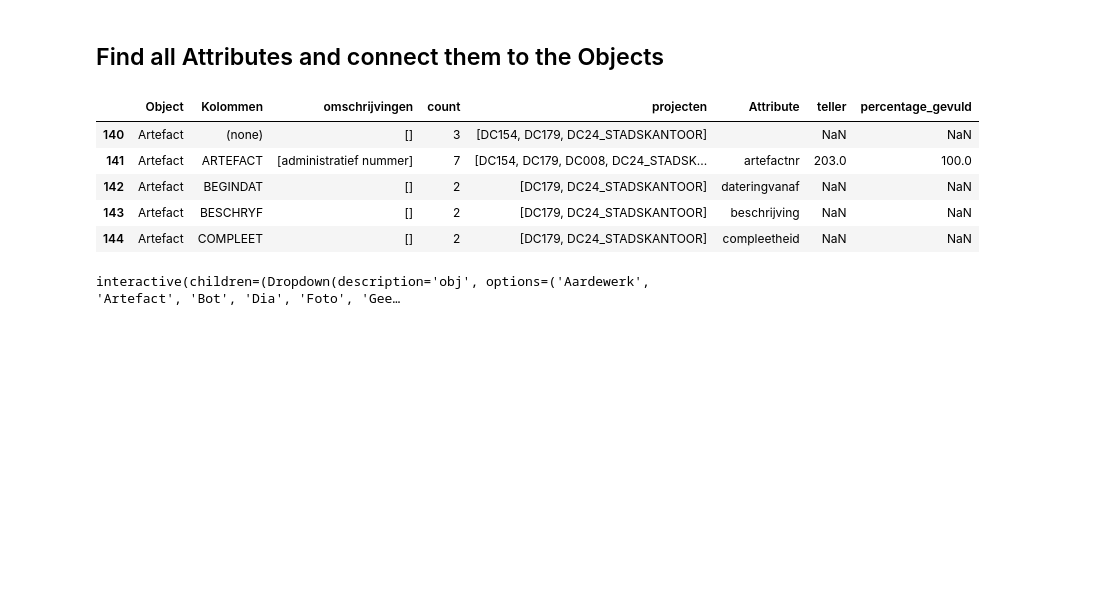
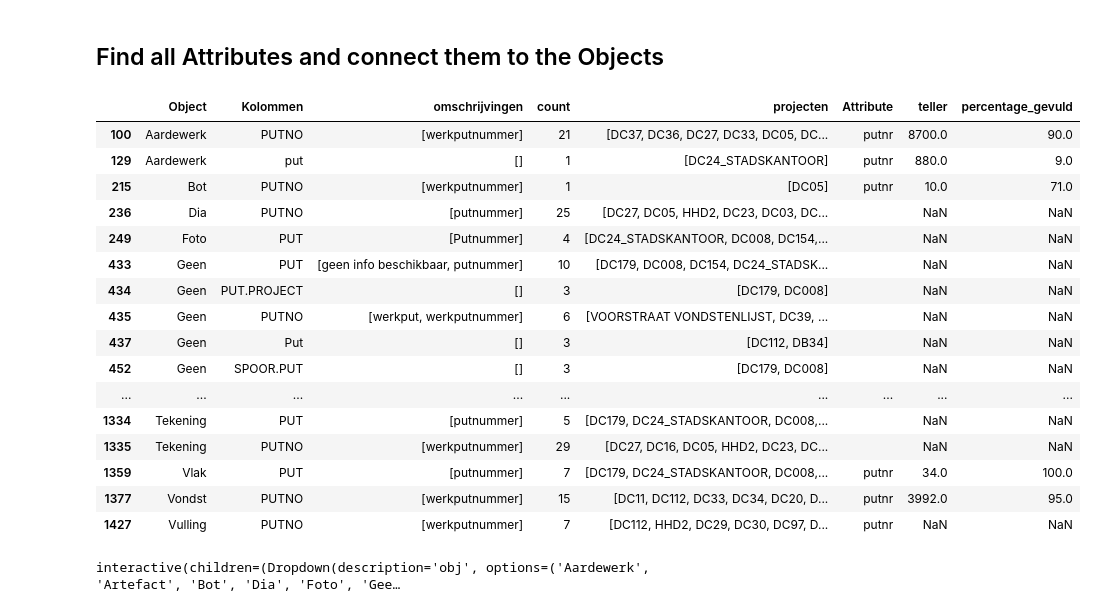
Before and after one commit to brienen/wasstraat_archeologische_data, a Jupyter notebook: notebooks/Analyse_Attributen.ipynb, the cells around one changed output. Cells and saved outputs as stored; diff of their text form; code cells hidden in the pictures; blank space fills up the shorter version.

```diff
--- a/notebooks/Analyse_Attributen.ipynb
+++ b/notebooks/Analyse_Attributen.ipynb
@@ -56,14 +56,26 @@ df_table.head(30)
 # %%
 
 df = attributes.getAllAttributes()
 df[df['Object'] == 'Artefact'].head(5)
+df[df['Kolommen'].str.lower().str.contains('put')]
 # %% [output]
 |  | Object | Kolommen | omschrijvingen | count | projecten | Attribute | teller | percentage_gevuld |
-| 140 | Artefact | (none) | [] | 3 | [DC154, DC179, DC24_STADSKANTOOR] |  | NaN | NaN |
-| 141 | Artefact | ARTEFACT | [administratief nummer] | 7 | [DC154, DC179, DC008, DC24_STADSK... | artefactnr | 203.0 | 100.0 |
-| 142 | Artefact | BEGINDAT | [] | 2 | [DC179, DC24_STADSKANTOOR] | dateringvanaf | NaN | NaN |
-| 143 | Artefact | BESCHRYF | [] | 2 | [DC179, DC24_STADSKANTOOR] | beschrijving | NaN | NaN |
-| 144 | Artefact | COMPLEET | [] | 2 | [DC179, DC24_STADSKANTOOR] | compleetheid | NaN | NaN |
+| 100 | Aardewerk | PUTNO | [werkputnummer] | 21 | [DC37, DC36, DC27, DC33, DC05, DC... | putnr | 8700.0 | 90.0 |
+| 129 | Aardewerk | put | [] | 1 | [DC24_STADSKANTOOR] | putnr | 880.0 | 9.0 |
+| 215 | Bot | PUTNO | [werkputnummer] | 1 | [DC05] | putnr | 10.0 | 71.0 |
+| 236 | Dia | PUTNO | [putnummer] | 25 | [DC27, DC05, HHD2, DC23, DC03, DC... |  | NaN | NaN |
+| 249 | Foto | PUT | [Putnummer] | 4 | [DC24_STADSKANTOOR, DC008, DC154,... |  | NaN | NaN |
+| 433 | Geen | PUT | [geen info beschikbaar, putnummer] | 10 | [DC179, DC008, DC154, DC24_STADSK... |  | NaN | NaN |
+| 434 | Geen | PUT.PROJECT | [] | 3 | [DC179, DC008] |  | NaN | NaN |
+| 435 | Geen | PUTNO | [werkput, werkputnummer] | 6 | [VOORSTRAAT VONDSTENLIJST, DC39, ... |  | NaN | NaN |
+| 437 | Geen | Put | [] | 3 | [DC112, DB34] |  | NaN | NaN |
+| 452 | Geen | SPOOR.PUT | [] | 3 | [DC179, DC008] |  | NaN | NaN |
+| ... | ... | ... | ... | ... | ... | ... | ... | ... |
+| 1334 | Tekening | PUT | [putnummer] | 5 | [DC179, DC24_STADSKANTOOR, DC008,... |  | NaN | NaN |
+| 1335 | Tekening | PUTNO | [werkputnummer] | 29 | [DC27, DC16, DC05, HHD2, DC23, DC... |  | NaN | NaN |
+| 1359 | Vlak | PUT | [putnummer] | 7 | [DC179, DC24_STADSKANTOOR, DC008,... | putnr | 34.0 | 100.0 |
+| 1377 | Vondst | PUTNO | [werkputnummer] | 15 | [DC11, DC112, DC33, DC34, DC20, D... | putnr | 3992.0 | 95.0 |
+| 1427 | Vulling | PUTNO | [werkputnummer] | 7 | [DC112, HHD2, DC29, DC30, DC97, D... | putnr | NaN | NaN |
 # %%
 lst = df['Object'].unique()
 Objecten_lst = Dropdown(options = sorted(lst))
```
Also changed, not shown: 14 other files.
